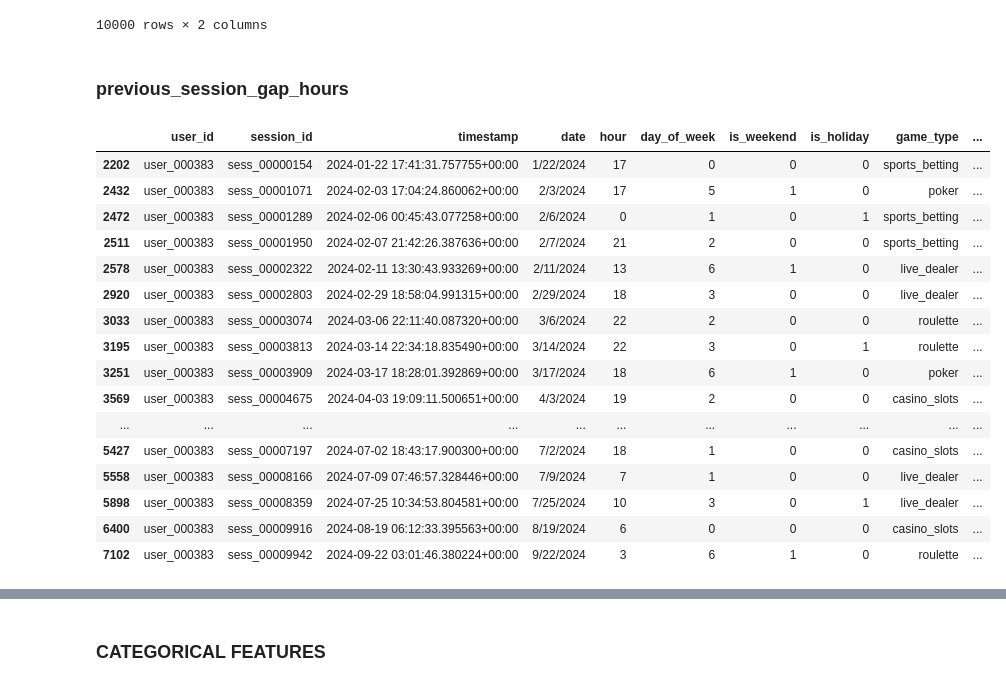
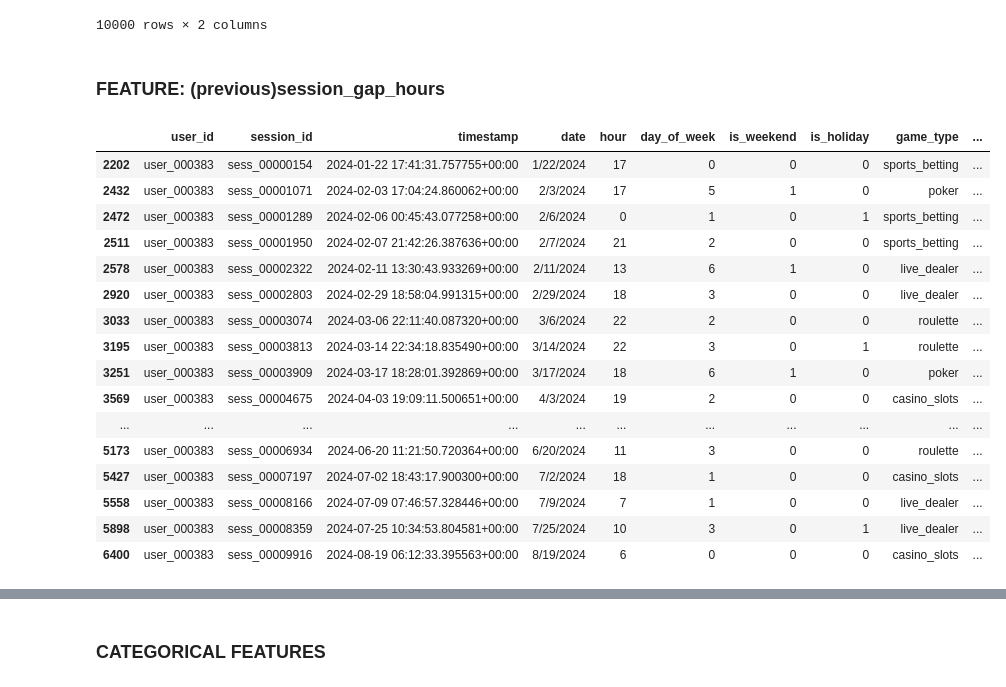
Before and after one commit to leomarfmn/estrelabet-churn, a Jupyter notebook: model-training.ipynb, the cells around one changed output, grey strips where cells are left out. Saved outputs shown, nothing was run; the diff lists cells and outputs as text; code cells hidden in the pictures.

```diff
--- a/model-training.ipynb
+++ b/model-training.ipynb
@@ -123,27 +142,29 @@ df.groupby('session_id').agg(
 | 0 | sess_00000001 | 1 |
 10000 rows × 2 columns
 # %% [markdown]
-### previous_session_gap_hours
+### FEATURE: (previous)session_gap_hours
 # %%
 # Calculate number of hours between sessions
 df.sort_values(['user_id', 'timestamp'], inplace=True)
 df['previous_session_gap_hours'] = df.groupby('user_id')['timestamp'].diff().dt.total_seconds() / 3600
+df['next_session_gap_hours'] = df.groupby('user_id')['timestamp'].diff(-1).dt.total_seconds() / 3600 * (-1)
+df.dropna(subset=['next_session_gap_hours'], inplace=True)
 df[df['user_id'] == 'user_000383']
 # %% [output]
 |  | user_id | session_id | timestamp | date | hour | day_of_week | is_weekend | is_holiday | game_type | ... |
 | 2202 | user_000383 | sess_00000154 | 2024-01-22 17:41:31.757755+00:00 | 1/22/2024 | 17 | 0 | 0 | 0 | sports_betting | ... |
 | 2432 | user_000383 | sess_00001071 | 2024-02-03 17:04:24.860062+00:00 | 2/3/2024 | 17 | 5 | 1 | 0 | poker | ... |
 | 2472 | user_000383 | sess_00001289 | 2024-02-06 00:45:43.077258+00:00 | 2/6/2024 | 0 | 1 | 0 | 1 | sports_betting | ... |
 | 2511 | user_000383 | sess_00001950 | 2024-02-07 21:42:26.387636+00:00 | 2/7/2024 | 21 | 2 | 0 | 0 | sports_betting | ... |
 | 2578 | user_000383 | sess_00002322 | 2024-02-11 13:30:43.933269+00:00 | 2/11/2024 | 13 | 6 | 1 | 0 | live_dealer | ... |
 | 2920 | user_000383 | sess_00002803 | 2024-02-29 18:58:04.991315+00:00 | 2/29/2024 | 18 | 3 | 0 | 0 | live_dealer | ... |
 | 3033 | user_000383 | sess_00003074 | 2024-03-06 22:11:40.087320+00:00 | 3/6/2024 | 22 | 2 | 0 | 0 | roulette | ... |
 | 3195 | user_000383 | sess_00003813 | 2024-03-14 22:34:18.835490+00:00 | 3/14/2024 | 22 | 3 | 0 | 1 | roulette | ... |
 | 3251 | user_000383 | sess_00003909 | 2024-03-17 18:28:01.392869+00:00 | 3/17/2024 | 18 | 6 | 1 | 0 | poker | ... |
 | 3569 | user_000383 | sess_00004675 | 2024-04-03 19:09:11.500651+00:00 | 4/3/2024 | 19 | 2 | 0 | 0 | casino_slots | ... |
 | ... | ... | ... | ... | ... | ... | ... | ... | ... | ... | ... |
+| 5173 | user_000383 | sess_00006934 | 2024-06-20 11:21:50.720364+00:00 | 6/20/2024 | 11 | 3 | 0 | 0 | roulette | ... |
 | 5427 | user_000383 | sess_00007197 | 2024-07-02 18:43:17.900300+00:00 | 7/2/2024 | 18 | 1 | 0 | 0 | casino_slots | ... |
 | 5558 | user_000383 | sess_00008166 | 2024-07-09 07:46:57.328446+00:00 | 7/9/2024 | 7 | 1 | 0 | 0 | live_dealer | ... |
 | 5898 | user_000383 | sess_00008359 | 2024-07-25 10:34:53.804581+00:00 | 7/25/2024 | 10 | 3 | 0 | 1 | live_dealer | ... |
 | 6400 | user_000383 | sess_00009916 | 2024-08-19 06:12:33.395563+00:00 | 8/19/2024 | 6 | 0 | 0 | 0 | casino_slots | ... |
-| 7102 | user_000383 | sess_00009942 | 2024-09-22 03:01:46.380224+00:00 | 9/22/2024 | 3 | 6 | 1 | 0 | roulette | ... |
```
Also changed, not shown: parts of 35 cells of this notebook, 2 other files.
